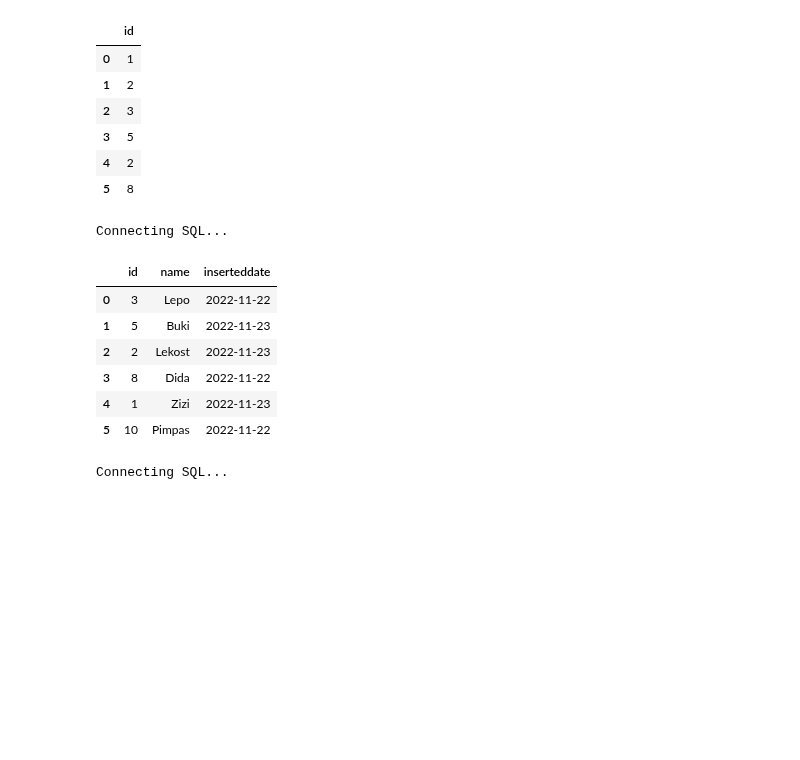
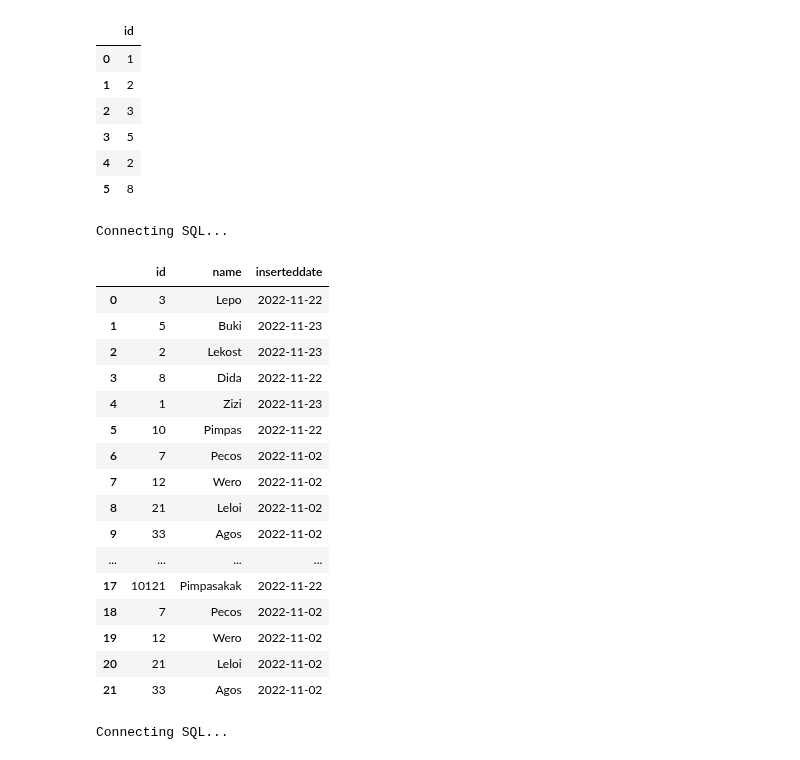
Before and after one commit to bujarkreci/jupyter-project, a Jupyter notebook: callPostgreEx/SQLServerCSVfiles.ipynb, the cells around one changed output. Cells and saved outputs as stored; diff of their text form; code cells hidden in the pictures; blank space fills up the shorter version.

```diff
--- a/callPostgreEx/SQLServerCSVfiles.ipynb
+++ b/callPostgreEx/SQLServerCSVfiles.ipynb
@@ -467,32 +487,42 @@ Connecting SQL...
 # %%
 #UDTT parameter in SP with multiple various columns datatypes
 from app.db import connectWriteSQL
 import pandas as pd
 from sqlalchemy import bindparam, text, String, Date, Integer
 import numpy as np
 
 con = connectWriteSQL()
 
-table_values = [[1,'Zizi','20221123'], [10, 'Pimpas','20221122']]  # list of tuples
+table_values = [[456,'Zizi123','20221123'], [10121, 'Pimpasakak','20221122']]  # list of tuples
 
 stmt = text("EXEC [dbo].[testProcVarious] @tvp = :table_values")
 
 stmt = stmt.bindparams(
                 bindparam('table_values', value=table_values)
             )
 
 res = pd.read_sql_query(stmt, con)
 
 res
 # %% [output]
 Connecting SQL...
 |  | id | name | inserteddate |
 | 0 | 3 | Lepo | 2022-11-22 |
 | 1 | 5 | Buki | 2022-11-23 |
 | 2 | 2 | Lekost | 2022-11-23 |
 | 3 | 8 | Dida | 2022-11-22 |
 | 4 | 1 | Zizi | 2022-11-23 |
 | 5 | 10 | Pimpas | 2022-11-22 |
+| 6 | 7 | Pecos | 2022-11-02 |
+| 7 | 12 | Wero | 2022-11-02 |
+| 8 | 21 | Leloi | 2022-11-02 |
+| 9 | 33 | Agos | 2022-11-02 |
+| ... | ... | ... | ... |
+| 17 | 10121 | Pimpasakak | 2022-11-22 |
+| 18 | 7 | Pecos | 2022-11-02 |
+| 19 | 12 | Wero | 2022-11-02 |
+| 20 | 21 | Leloi | 2022-11-02 |
+| 21 | 33 | Agos | 2022-11-02 |
 # %%
 #UDTT from dictionary to numpy to list insert
 
```
Also changed, not shown: parts of 2 cells of this notebook.
